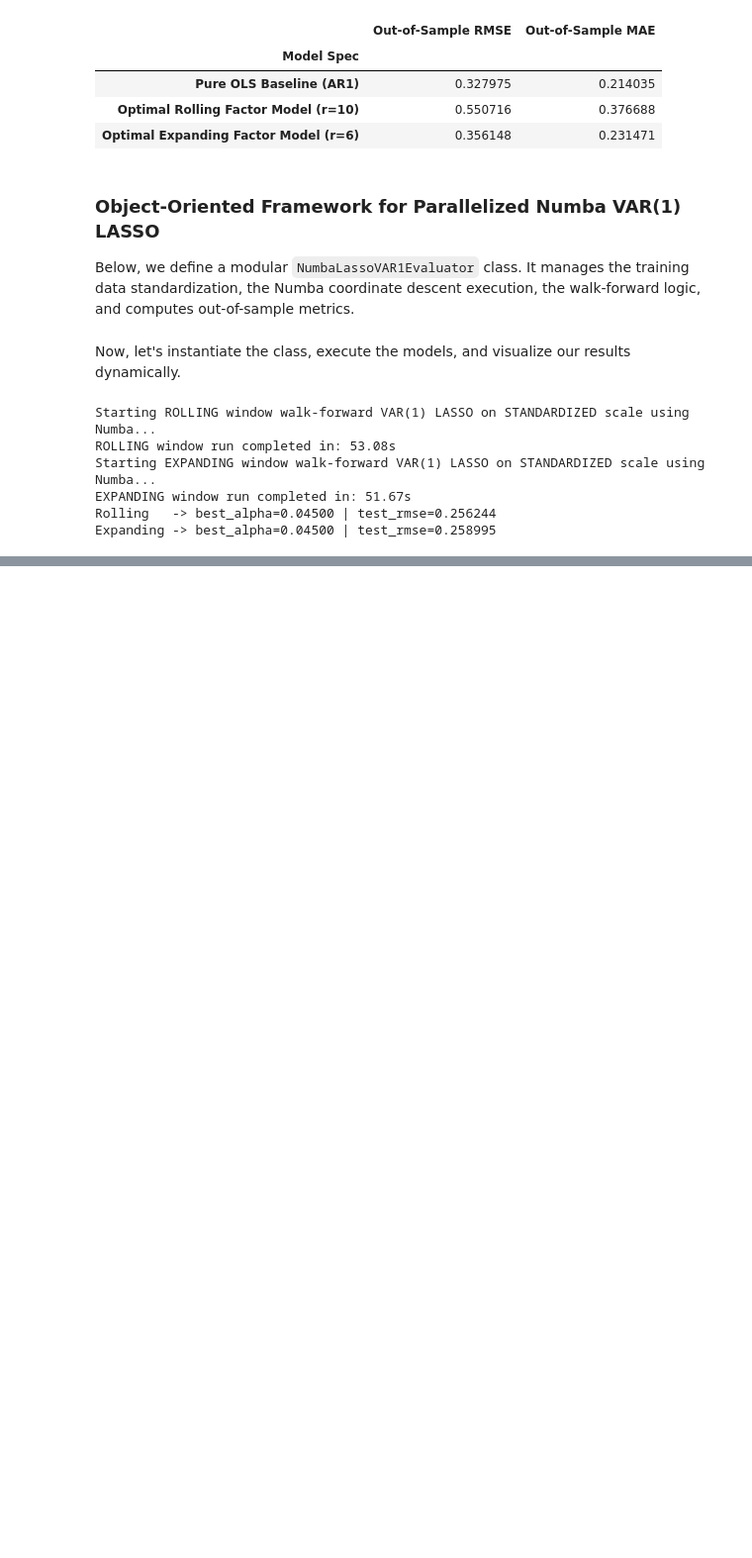
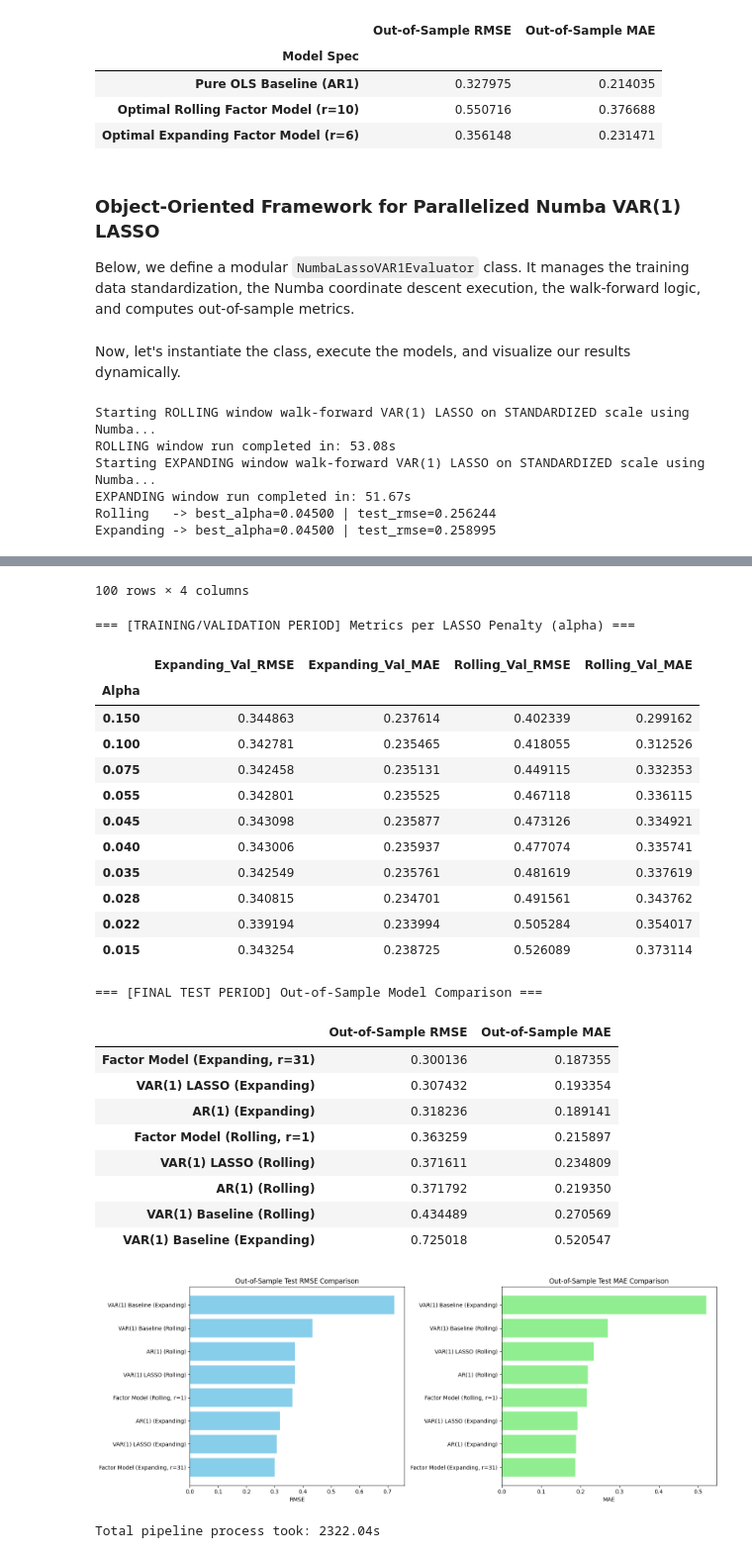
Before and after one commit to Deangr-econ/Stock_volatility, a Jupyter notebook: Stock_Vol.ipynb, the cells around one changed output, grey strips where cells are left out. Shown at 99% size. Cells and saved outputs as stored; diff of their text form; code cells hidden in the pictures; blank space fills up the shorter version.

```diff
--- a/Stock_Vol.ipynb
+++ b/Stock_Vol.ipynb
@@ -569,15 +569,15 @@ class NumbaLassoVAR1Evaluator:
         self.Y = self.rv5_arr[1:]
         self.T_total, self.N = self.X.shape
 
-        # Automatically select t_start based on the required rolling window length
-        self.t_start = window_len
-
         # Calculate total required out-of-sample evaluation size
         self.n_oos = val_len + test_len
 
+        # FIX: Align t_start to evaluate the *last* n_oos observations, matching the pipeline
+        self.t_start = self.T_total - self.n_oos
+
         # Double check if we have enough total observations in the dataset
-        if self.t_start + self.n_oos > self.T_total:
-            raise ValueError(f"Insufficient observations ({self.T_total}) for window_len ({window_len}) + val_len ({val_len}) + test_len ({test_len}).")
+        if self.t_start < window_len:
+            raise ValueError(f"Insufficient observations for window_len ({window_len}) + val_len ({val_len}) + test_len ({test_len}).")
 
         # Set custom alpha range directly from input parameter
         if alphas is not None:
@@ -859,10 +962,10 @@ def run_unified_comparison_pipeline(
 results = run_unified_comparison_pipeline(
     X_df,
     window_len=500,
-    val_len=5,
-    test_len=5,
+    val_len=200,
+    test_len=50,
     alphas=[0.150, 0.100, 0.075, 0.055, 0.045, 0.040, 0.035, 0.028, 0.022, 0.015],
-    r_max=50
+    r_max=100
 )
 # %% [output]
 === Starting Consolidated Out-of-Sample Evaluation Pipeline ===
@@ -879,0 +1001,26 @@ Starting EXPANDING window walk-forward VAR(1) LASSO on STANDARDIZED scale using
+100 rows × 4 columns
+=== [TRAINING/VALIDATION PERIOD] Metrics per LASSO Penalty (alpha) ===
+|  | Expanding_Val_RMSE | Expanding_Val_MAE | Rolling_Val_RMSE | Rolling_Val_MAE |
+| Alpha |  |  |  |  |
+| 0.150 | 0.344863 | 0.237614 | 0.402339 | 0.299162 |
+| 0.100 | 0.342781 | 0.235465 | 0.418055 | 0.312526 |
+| 0.075 | 0.342458 | 0.235131 | 0.449115 | 0.332353 |
+| 0.055 | 0.342801 | 0.235525 | 0.467118 | 0.336115 |
+| 0.045 | 0.343098 | 0.235877 | 0.473126 | 0.334921 |
+| 0.040 | 0.343006 | 0.235937 | 0.477074 | 0.335741 |
+| 0.035 | 0.342549 | 0.235761 | 0.481619 | 0.337619 |
+| 0.028 | 0.340815 | 0.234701 | 0.491561 | 0.343762 |
+| 0.022 | 0.339194 | 0.233994 | 0.505284 | 0.354017 |
+| 0.015 | 0.343254 | 0.238725 | 0.526089 | 0.373114 |
+=== [FINAL TEST PERIOD] Out-of-Sample Model Comparison ===
+|  | Out-of-Sample RMSE | Out-of-Sample MAE |
+| Factor Model (Expanding, r=31) | 0.300136 | 0.187355 |
+| VAR(1) LASSO (Expanding) | 0.307432 | 0.193354 |
+| AR(1) (Expanding) | 0.318236 | 0.189141 |
+| Factor Model (Rolling, r=1) | 0.363259 | 0.215897 |
+| VAR(1) LASSO (Rolling) | 0.371611 | 0.234809 |
+| AR(1) (Rolling) | 0.371792 | 0.219350 |
+| VAR(1) Baseline (Rolling) | 0.434489 | 0.270569 |
+| VAR(1) Baseline (Expanding) | 0.725018 | 0.520547 |
+[figure, added]
+Total pipeline process took: 2322.04s
```
Also changed, not shown: parts of 4 cells of this notebook.
